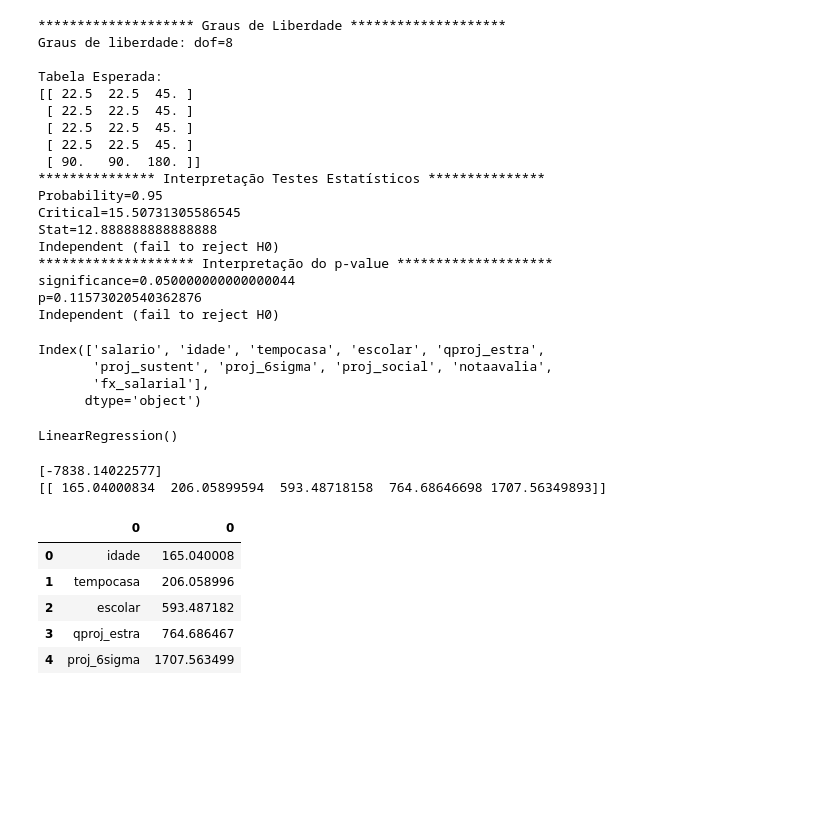
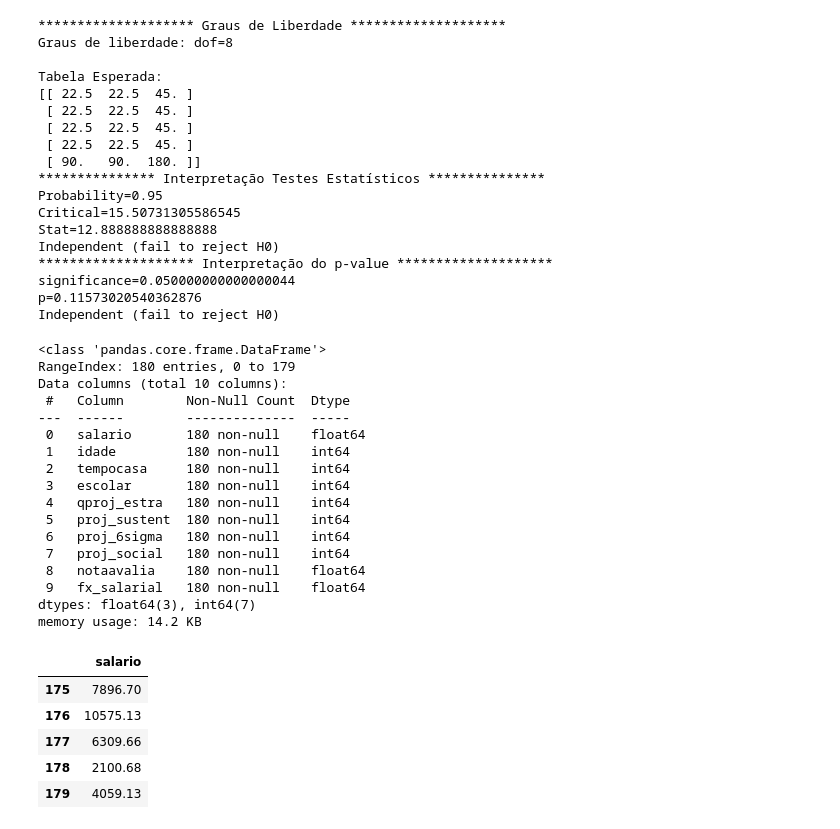
Before and after one commit to ghedin-alison/conceitos_ia, a Jupyter notebook: trabalho/analise_salario.ipynb, the cells around one changed output. Cells and saved outputs as stored; diff of their text form; code cells hidden in the pictures; blank space fills up the shorter version.

```diff
--- a/trabalho/analise_salario.ipynb
+++ b/trabalho/analise_salario.ipynb
@@ -616,8 +670,21 @@ lm = LinearRegression()
 # %%
-salarios.columns
+salarios.info()
 # %% [output]
-Index(['salario', 'idade', 'tempocasa', 'escolar', 'qproj_estra',
-       'proj_sustent', 'proj_6sigma', 'proj_social', 'notaavalia',
-       'fx_salarial'],
-      dtype='object')
+<class 'pandas.core.frame.DataFrame'>
+RangeIndex: 180 entries, 0 to 179
+Data columns (total 10 columns):
+ #   Column        Non-Null Count  Dtype
+---  ------        --------------  -----
+ 0   salario       180 non-null    float64
+ 1   idade         180 non-null    int64
+ 2   tempocasa     180 non-null    int64
+ 3   escolar       180 non-null    int64
+ 4   qproj_estra   180 non-null    int64
+ 5   proj_sustent  180 non-null    int64
+ 6   proj_6sigma   180 non-null    int64
+ 7   proj_social   180 non-null    int64
+ 8   notaavalia    180 non-null    float64
+ 9   fx_salarial   180 non-null    float64
+dtypes: float64(3), int64(7)
+memory usage: 14.2 KB
 # %%
@@ -625,24 +692,11 @@ X = salarios[['idade','tempocasa', 'escolar', 'qproj_estra', 'proj_6sigma']]
 
 y = salarios[['salario']]
-# %%
-# criando um padrão
-lm.fit(X,y)
-# %% [output]
-LinearRegression()
-# %%
-print(lm.intercept_)
-
-print(lm.coef_)
-# %% [output]
-[-7838.14022577]
-[[ 165.04000834  206.05899594  593.48718158  764.68646698 1707.56349893]]
-# %%
-coefficients = pd.concat([pd.DataFrame(X.columns),pd.DataFrame(np.transpose(lm.coef_))], axis = 1)
-coefficients
-# %% [output]
-|  | 0 | 0 |
-| 0 | idade | 165.040008 |
-| 1 | tempocasa | 206.058996 |
-| 2 | escolar | 593.487182 |
-| 3 | qproj_estra | 764.686467 |
-| 4 | proj_6sigma | 1707.563499 |
+# %%
+y.tail()
+# %% [output]
+|  | salario |
+| 175 | 7896.70 |
+| 176 | 10575.13 |
+| 177 | 6309.66 |
+| 178 | 2100.68 |
+| 179 | 4059.13 |
```
Also changed, not shown: parts of 16 cells of this notebook, 1 other file.
